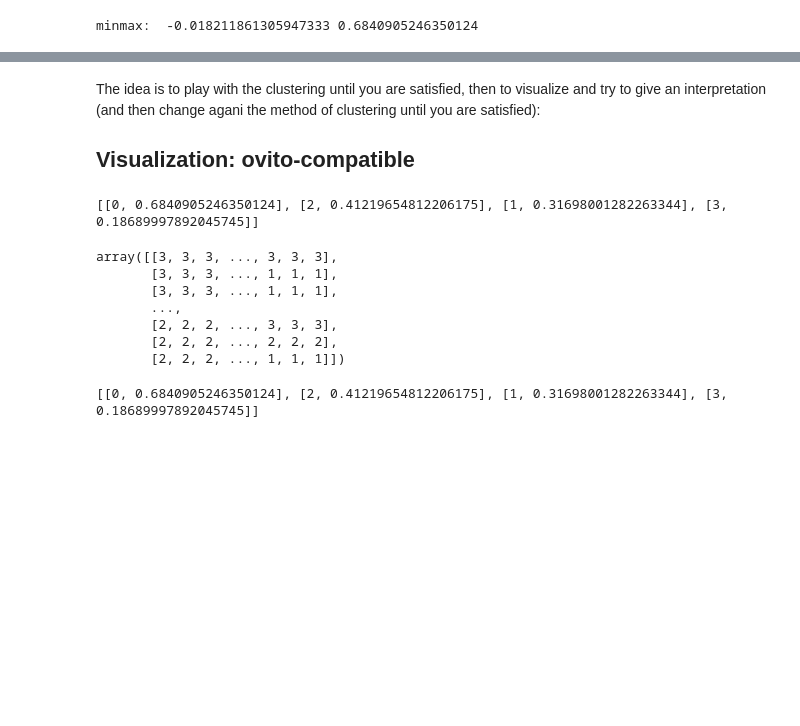
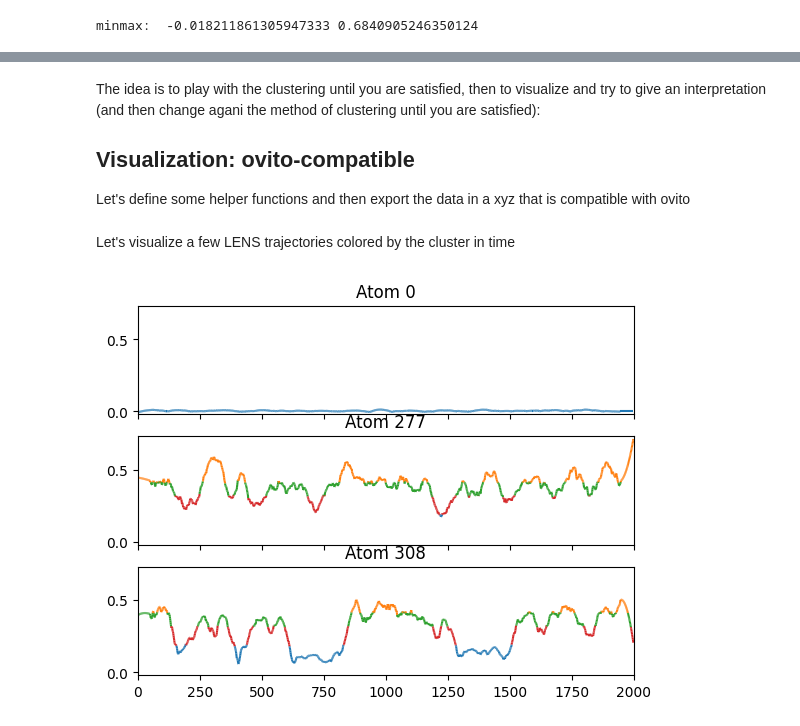
Before and after one commit to GMPavanLab/cpctools, a Jupyter notebook: Examples/LENS.ipynb, the cells around one changed output, grey strips where cells are left out. Cells and saved outputs as stored; diff of their text form; code cells hidden in the pictures; blank space fills up the shorter version.

```diff
--- a/Examples/LENS.ipynb
+++ b/Examples/LENS.ipynb
@@ -203,6 +215,8 @@ for cname, data in data_KM.items():
 The idea is to play with the clustering until you are satisfied, then to visualize and try to give an interpretation (and then change agani the method of clustering until you are satisfied):
 
 ## Visualization: ovito-compatible
+
+Let's define some helper functions and then export the data in a xyz that is compatible with ovito
 # %%
 def prepareData(x, /):
     """prepares an array from shape (atom,frames) to  (frames,atom)"""
@@ -211,26 +225,22 @@ def prepareData(x, /):
     for i, atomvalues in enumerate(x):
         toret[:, i] = atomvalues
     return toret
-#classyfing by knoing the min/max of the clusters
-def classifying(x,classDict):
-    toret=np.ones_like(x,dtype=int)*len(classDict)
-    #todo: sort  by max and then classify
-    minmax=[[cname,data['max']] for cname, data in data_KM.items()]
-    minmax = sorted(minmax,key=lambda x: -x[1])
+
+
+# classyfing by knoing the min/max of the clusters
+def classifying(x, classDict):
+    toret = np.ones_like(x, dtype=int) * (len(classDict) - 1)
+    # todo: sort  by max and then classify
+    minmax = [[cname, data["max"]] for cname, data in data_KM.items()]
+    minmax = sorted(minmax, key=lambda x: -x[1])
+    #print(minmax)
     for cname, myMax in minmax:
         toret[x < myMax] = int(cname)
     return toret
 
-classifying(filteredLENS,data_KM)
+
+# classifying(filteredLENS,data_KM)
+classifiedFilteredLENS = classifying(filteredLENS, data_KM)
-# %% [output]
-[[0, 0.6840905246350124], [2, 0.41219654812206175], [1, 0.31698001282263344], [3, 0.18689997892045745]]
-array([[3, 3, 3, ..., 3, 3, 3],
-       [3, 3, 3, ..., 1, 1, 1],
-       [3, 3, 3, ..., 1, 1, 1],
-       ...,
-       [2, 2, 2, ..., 3, 3, 3],
-       [2, 2, 2, ..., 2, 2, 2],
-       [2, 2, 2, ..., 1, 1, 1]])
 # %%
 with h5py.File("ico309.hdf5", "r") as trajFile, open(
     "outClassified.xyz", "w"
@@ -243,7 +253,29 @@ with h5py.File("ico309.hdf5", "r") as trajFile, open(
         allFramesProperty='Origin="-40 -40 -40"',
         LENS=prepareData(LENS),
         filteredLENS=prepareData(filteredLENS),
-        proposedClassification=prepareData(classifying(filteredLENS,data_KM))
+        proposedClassification=prepareData(classifiedFilteredLENS),
     )
-# %% [output]
-[[0, 0.6840905246350124], [2, 0.41219654812206175], [1, 0.31698001282263344], [3, 0.18689997892045745]]
+# %% [markdown]
+Let's visualize a few LENS trajectories colored by the cluster in time
+# %%
+fig, axes = plt.subplots(3, sharey=True, sharex=True)
+
+minmax = [[cname, data["max"]] for cname, data in data_KM.items()]
+minmax = sorted(minmax, key=lambda x: x[1])
+cmap = ListedColormap([f"C{m[0]}" for m in minmax])
+norm = BoundaryNorm([0] + [m[1] for m in minmax], cmap.N)
+
+for atom, ax in zip([0, 277, 308], axes):
+    points = np.array([savGolPrint, filteredLENS[atom]]).T.reshape(-1, 1, 2)
+    segments = np.concatenate([points[:-1], points[1:]], axis=1)
+    lc = LineCollection(segments, cmap=cmap, norm=norm)
+    lc.set_array(filteredLENS[atom])
+
+    line = ax.add_collection(lc)
+    # ax.scatter(savGolPrint,filteredLENS[atom],c=classifiedFilteredLENS[atom])
+    ax.set_title(f"Atom {atom}")
+
+axes[0].set_xlim(savGolPrint[0] - 1, savGolPrint[-1] + 1)
+_ = axes[0].set_ylim(-0.02, np.max(filteredLENS) + 0.02)
+# %% [output]
+[figure, added]
```
Also changed, not shown: parts of 10 cells of this notebook, 2 other files.
